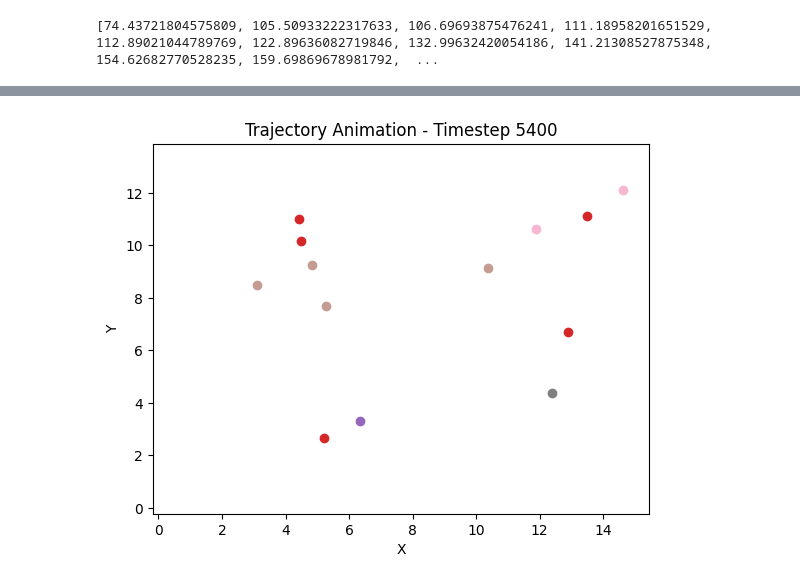
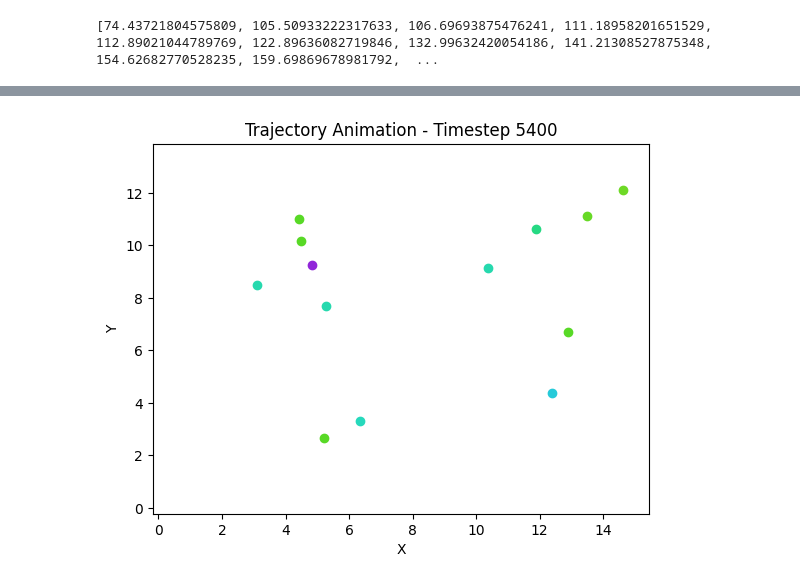
Before and after one commit to Sihan0229/XJTU-AUTO300527-homework, a Jupyter notebook: Pedestrian clustering/assignment3.ipynb, the cells around one changed output, grey strips where cells are left out. Cells and saved outputs as stored; diff of their text form; code cells hidden in the pictures.

```diff
--- a/Pedestrian clustering/assignment3.ipynb
+++ b/Pedestrian clustering/assignment3.ipynb
@@ -251,6 +220,7 @@ import numpy as np
 import matplotlib.pyplot as plt
 import matplotlib.animation as animation
 from PIL import Image
+import colorsys
 
 # 读取数据
 file_path_data = r'D:\xjtufiles\undergraduate\2023-2024\spring\ml\Pedestrian clustering\students003.txt'
@@ -271,8 +241,24 @@ unique_timesteps = np.unique(timesteps)
 unique_ids = np.unique(ids)
 num_clusters = np.max(clusters)  # 读取聚类的最大类别数
 
-# 使用调色板生成唯一颜色
-colors = plt.cm.get_cmap('tab20', num_clusters)
+# 生成足够多的不同颜色
+def generate_colors(num_colors):
+    colors = []
+    for i in range(num_colors):
+        hue = i / num_colors
+        lightness = 0.5
+        saturation = 0.7
+        rgb = colorsys.hls_to_rgb(hue, lightness, saturation)
+        colors.append(rgb)
+    np.random.shuffle(colors)
+    return colors
+
+color_pool = generate_colors(num_clusters)  # 生成一个与聚类数目相同的颜色池
+
+# 为每个类分配颜色
+class_colors = {}
+for i in range(1, num_clusters + 1):
+    class_colors[i] = color_pool[i - 1]
 
 # 设置图形
 fig, ax = plt.subplots()
@@ -285,34 +271,35 @@ ax.set_title('Trajectory Animation')
 # 更新每一帧
 def update(frame):
     current_timestep = unique_timesteps[frame]
     current_data = data[timesteps == current_timestep]
+
     ax.clear()
     ax.set_xlim(np.min(xs), np.max(xs))
     ax.set_ylim(np.min(ys), np.max(ys))
     ax.set_xlabel('X')
     ax.set_ylabel('Y')
     ax.set_title(f'Trajectory Animation - Timestep {current_timestep}')
 
     for i, uid in enumerate(unique_ids):
         user_data = current_data[current_data[:, 1] == uid]
         if len(user_data) > 0:
-            cluster_index = int(clusters[uid - 1])  # UID - 1 因为聚类数组从0开始
-            color = colors(cluster_index % num_clusters)
-            ax.scatter(user_data[:, 2], user_data[:, 3], color=color)
+            cluster_index = clusters[uid - 1]  # UID - 1 因为聚类数组从0开始
+            ax.scatter(user_data[:, 2], user_data[:, 3], color=class_colors[cluster_index])
 
 # 创建动画
 ani = animation.FuncAnimation(fig, update, frames=len(unique_timesteps), repeat=False)
 
 # 保存每一帧为图片
 frames = []
 for i in range(len(unique_timesteps)):
     update(i)
     plt.savefig(f'frame_{i}.png')
     frames.append(Image.open(f'frame_{i}.png'))
+    print(i)
 
 # 使用 ImageMagick 合成视频
 frames[0].save('trajectory_animation.gif', save_all=True, append_images=frames[1:], duration=200, loop=0)
 
 plt.show()
 # %% [output]
-[figure, old version]
+[figure, new version]
```
Also changed, not shown: parts of 3 cells of this notebook, 1 other file.
